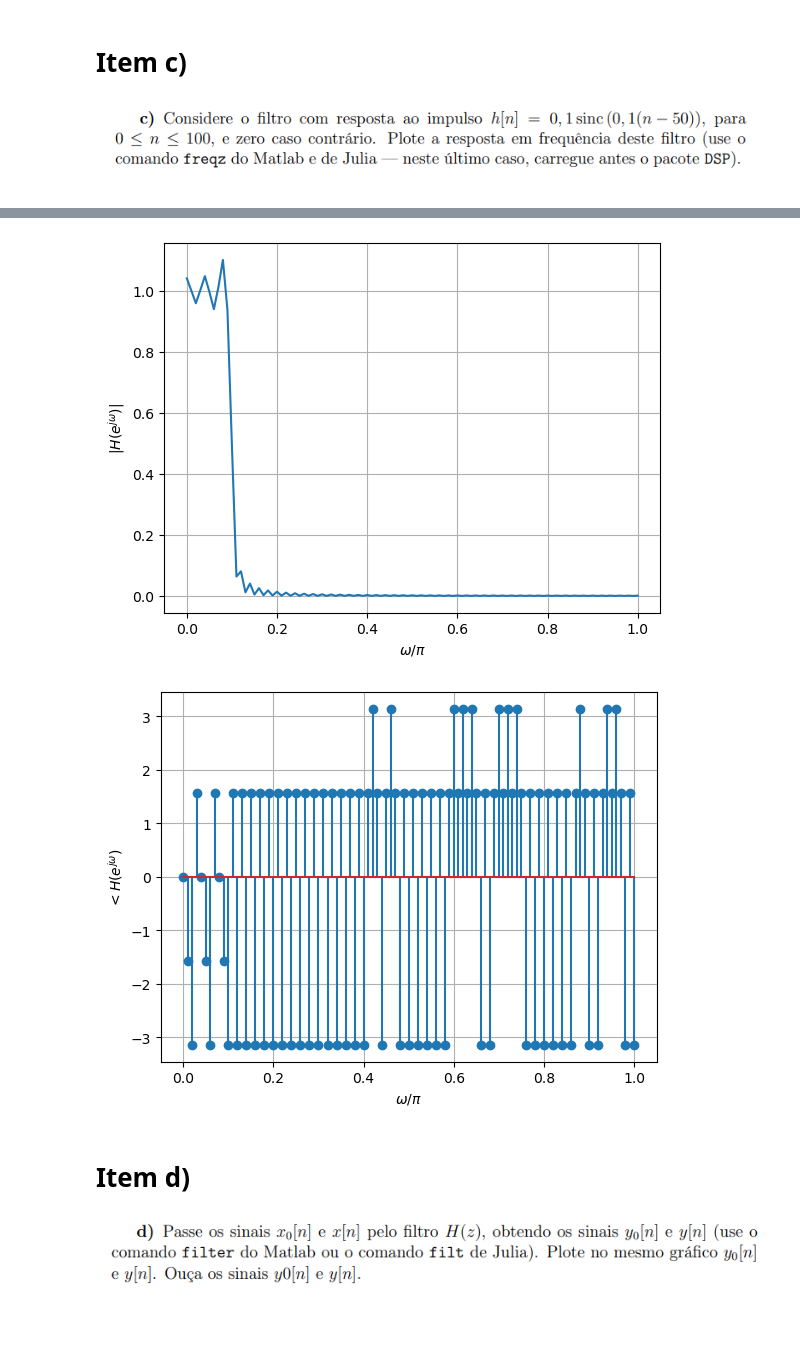
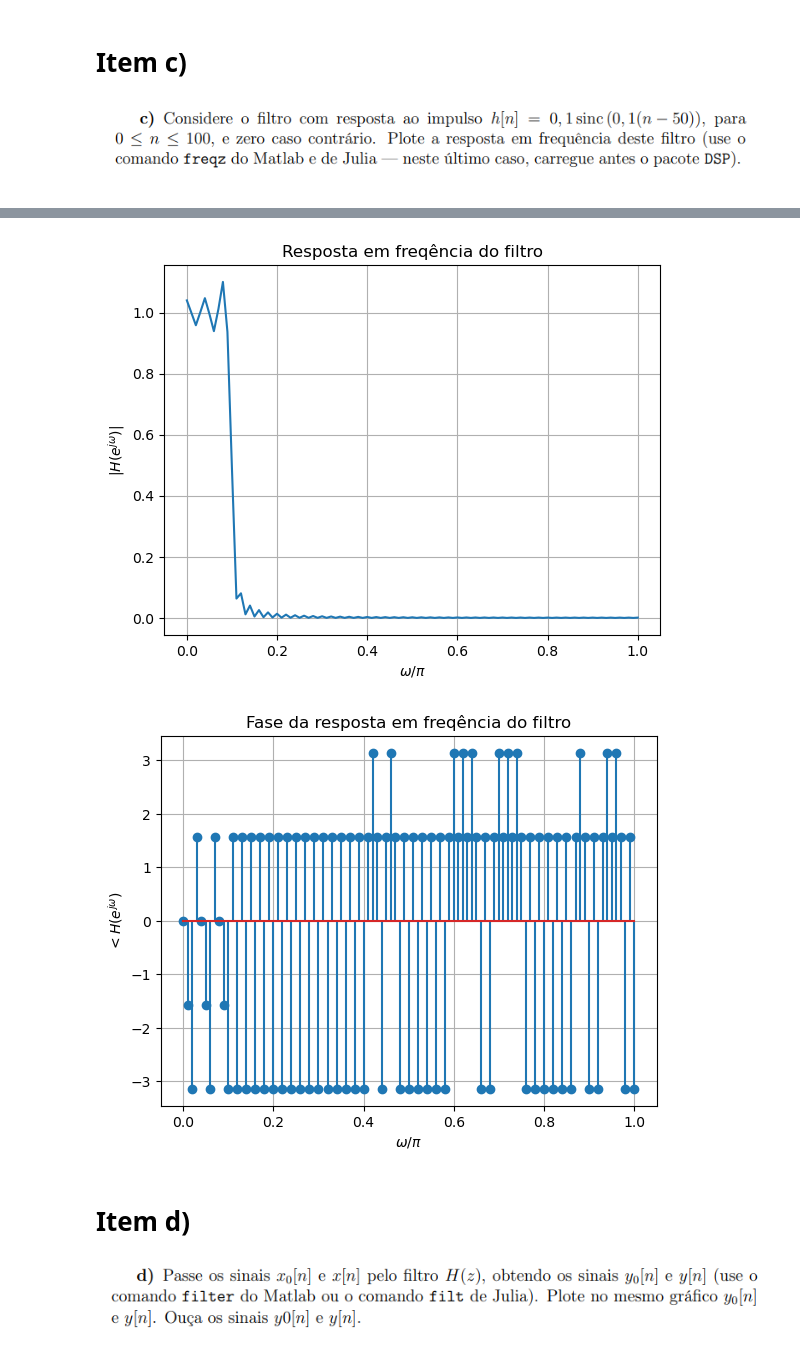
Before and after one commit to brunompasini/PSI3431-Processamento-Estatistico-de-Sinais, a Jupyter notebook: Experiencia_1_Julia.ipynb, the cells around one changed output, grey strips where cells are left out. Cells and saved outputs as stored; diff of their text form; code cells hidden in the pictures; blank space fills up the shorter version.

```diff
--- a/Experiencia_1_Julia.ipynb
+++ b/Experiencia_1_Julia.ipynb
@@ -84,20 +102,22 @@ stem(n_h, h)
 # %%
 hf= PolynomialRatio(h,[1]);
 ω = range(0,π, length=101);
 H = freqz(hf, ω);
 plot(ω/π, abs.(H))
 xlabel(L"\omega/\pi")
 ylabel(L"|H(e^{j\omega})|")
+title("Módulo da resposta em freqência do filtro")
 grid();
 # %% [output]
-[figure, old version]
+[figure, new version]
 # %%
 stem(ω/π, angle.(H))
 xlabel(L"\omega/\pi")
 ylabel(L"<H(e^{j\omega})")
+title("Fase da resposta em freqência do filtro")
 grid();
 # %% [output]
-[figure, old version]
+[figure, new version]
 # %% [markdown]
 # Item d)
 ![image.png](attachment:image.png)
```
Also changed, not shown: parts of 8 cells of this notebook.
